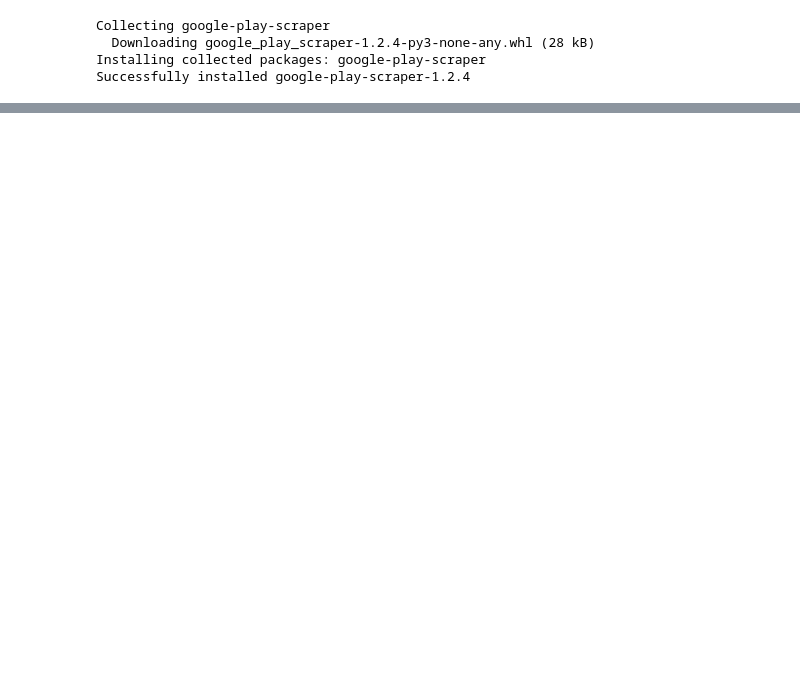
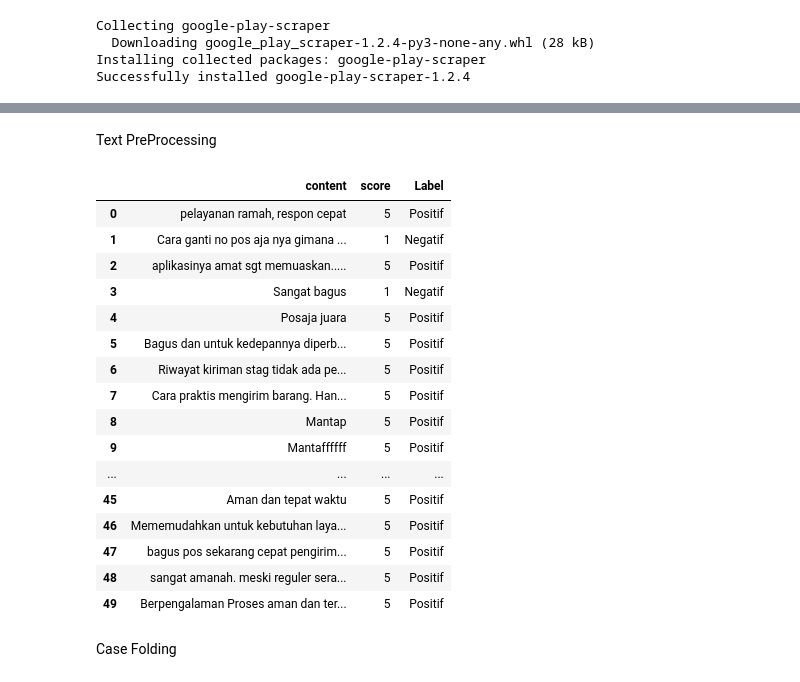
Before and after one commit to kerjabhakti/SAPO, a Jupyter notebook: scrapped_data_pos_aja.ipynb, the cells around one changed output, grey strips where cells are left out. Cells and saved outputs as stored; diff of their text form; code cells hidden in the pictures; blank space fills up the shorter version.

```diff
--- a/scrapped_data_pos_aja.ipynb
+++ b/scrapped_data_pos_aja.ipynb
@@ -73,0 +219,26 @@ my_df.to_csv("scrapped_data.csv", index = False)  #Save the file as CSV , to dow
+# %% [markdown]
+Text PreProcessing
+# %%
+import pandas as pd
+df = pd.read_csv('/content/posajapreprocessing.csv')
+df.head(50)
+# %% [output]
+|  | content | score | Label |
+| 0 | pelayanan ramah, respon cepat | 5 | Positif |
+| 1 | Cara ganti no pos aja nya gimana ... | 1 | Negatif |
+| 2 | aplikasinya amat sgt memuaskan..... | 5 | Positif |
+| 3 | Sangat bagus | 1 | Negatif |
+| 4 | Posaja juara | 5 | Positif |
+| 5 | Bagus dan untuk kedepannya diperb... | 5 | Positif |
+| 6 | Riwayat kiriman stag tidak ada pe... | 5 | Positif |
+| 7 | Cara praktis mengirim barang. Han... | 5 | Positif |
+| 8 | Mantap | 5 | Positif |
+| 9 | Mantaffffff | 5 | Positif |
+| ... | ... | ... | ... |
+| 45 | Aman dan tepat waktu | 5 | Positif |
+| 46 | Mememudahkan untuk kebutuhan laya... | 5 | Positif |
+| 47 | bagus pos sekarang cepat pengirim... | 5 | Positif |
+| 48 | sangat amanah. meski reguler sera... | 5 | Positif |
+| 49 | Berpengalaman Proses aman dan ter... | 5 | Positif |
+# %% [markdown]
+Case Folding
```
Also changed, not shown: parts of 43 cells of this notebook, 2 other files.
